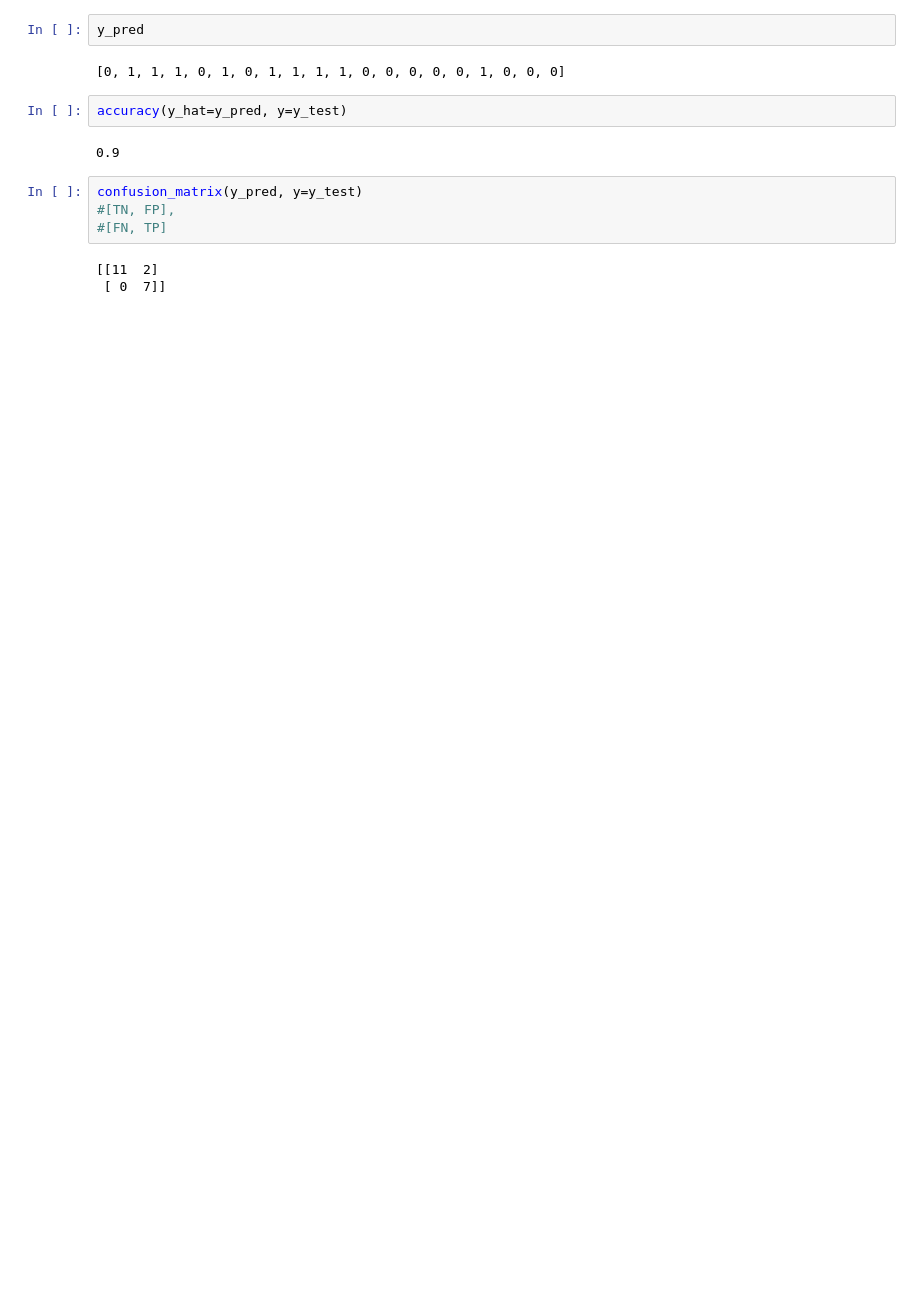
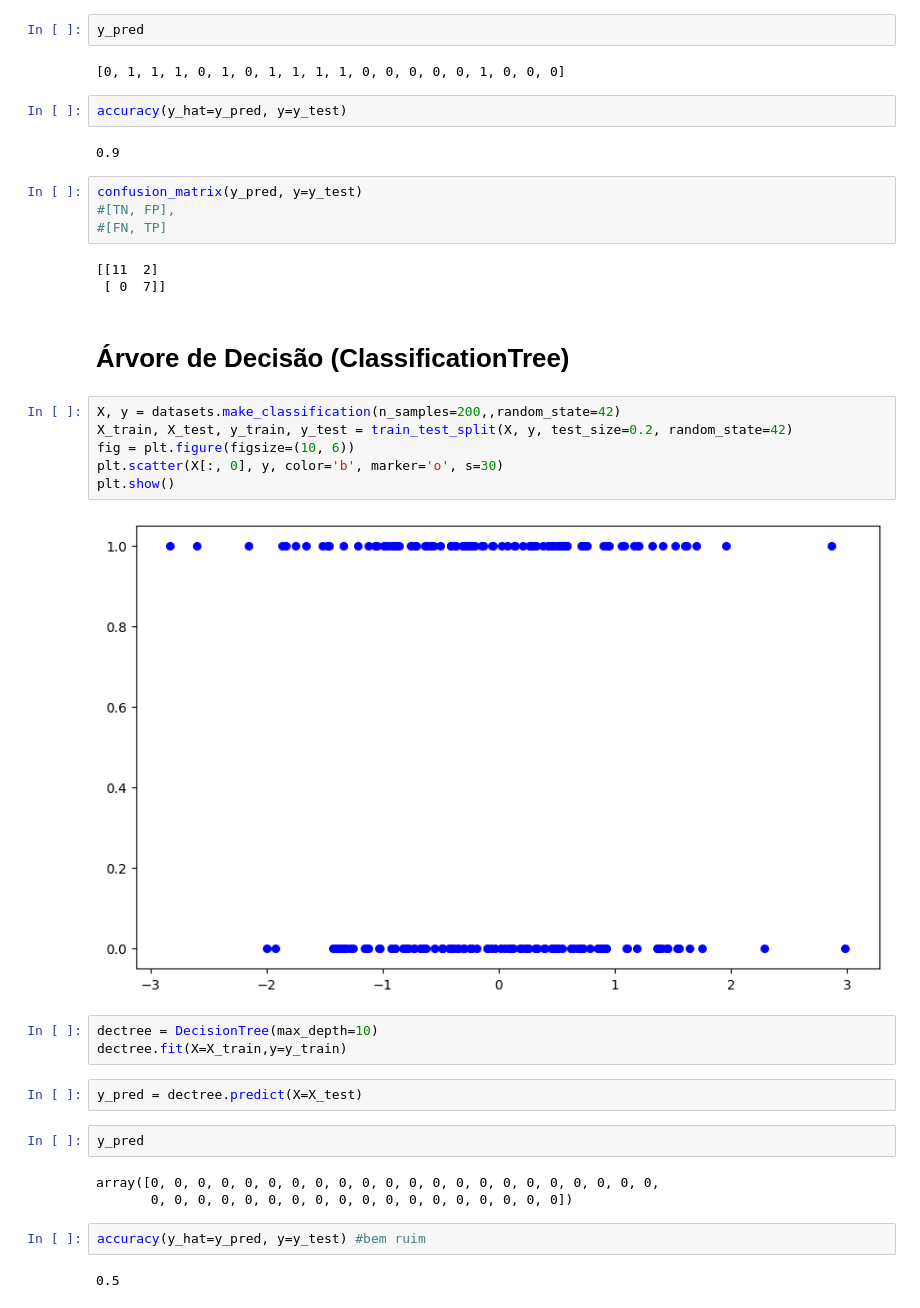
Before and after one commit to Menezes-Gus/Estudos, a Jupyter notebook: main.ipynb, the cells around one changed output. Cells and saved outputs as stored; diff of their text form; blank space fills up the shorter version.

```diff
--- a/main.ipynb
+++ b/main.ipynb
@@ -77,3 +78,27 @@ confusion_matrix(y_pred, y=y_test)
 # %% [output]
 [[11  2]
  [ 0  7]]
+# %% [markdown]
+# Árvore de Decisão (ClassificationTree)
+# %%
+X, y = datasets.make_classification(n_samples=200,,random_state=42)
+X_train, X_test, y_train, y_test = train_test_split(X, y, test_size=0.2, random_state=42)
+fig = plt.figure(figsize=(10, 6))
+plt.scatter(X[:, 0], y, color='b', marker='o', s=30)
+plt.show()
+# %% [output]
+[figure, added]
+# %%
+dectree = DecisionTree(max_depth=10)
+dectree.fit(X=X_train,y=y_train)
+# %%
+y_pred = dectree.predict(X=X_test)
+# %%
+y_pred
+# %% [output]
+array([0, 0, 0, 0, 0, 0, 0, 0, 0, 0, 0, 0, 0, 0, 0, 0, 0, 0, 0, 0, 0, 0,
+       0, 0, 0, 0, 0, 0, 0, 0, 0, 0, 0, 0, 0, 0, 0, 0, 0, 0])
+# %%
+accuracy(y_hat=y_pred, y=y_test) #bem ruim
+# %% [output]
+0.5
```
Also changed, not shown: parts of 2 cells of this notebook, 2 other files.
